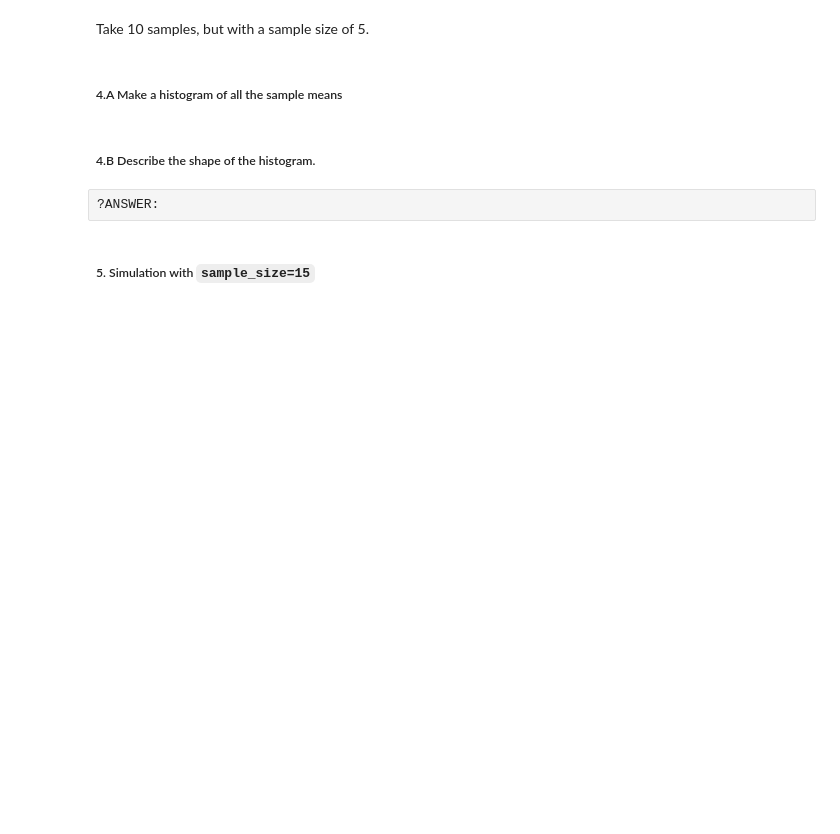
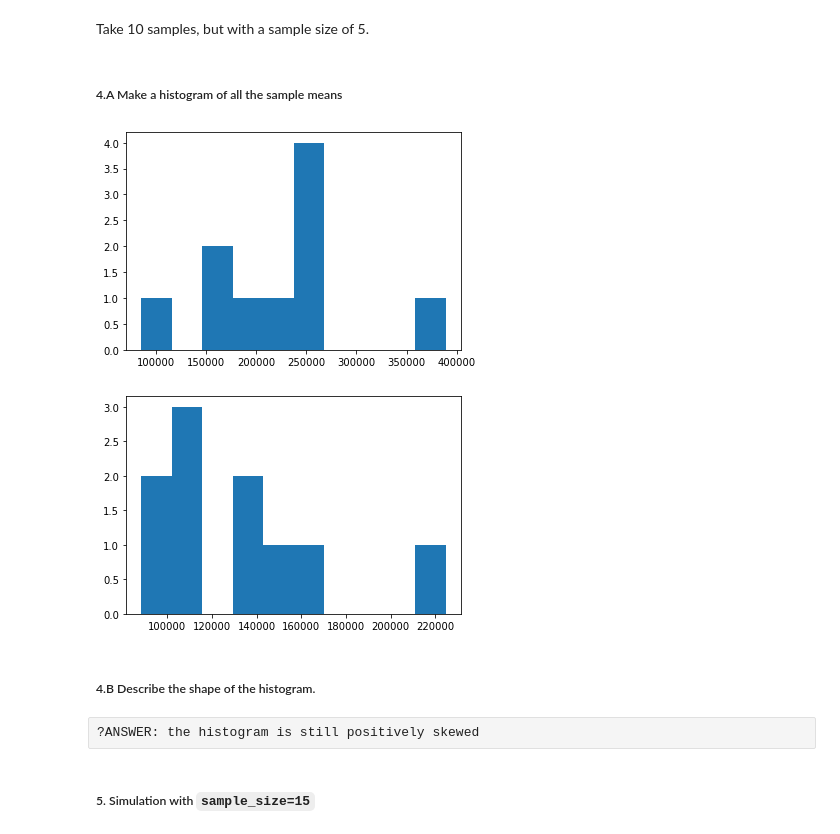
Before and after one commit to NPHansen/DS_AI, a Jupyter notebook: Lab 2/IOD_Lab 2.1.3.ipynb, the cells around one changed output. Saved outputs shown, nothing was run; the diff lists cells and outputs as text; code cells hidden in the pictures; blank space fills up the shorter version.

```diff
--- a/Lab 2/IOD_Lab 2.1.3.ipynb
+++ b/Lab 2/IOD_Lab 2.1.3.ipynb
@@ -68,2 +257,11 @@ Take 10 samples, but with a sample size of 5.
+# %%
+# ANSWER
+sample_mean = []
+for i in range(10):
+    sample_mean.append(fies.total_household_income.sample(n=5).mean())
+
+sample_mean_IQR = []
+for i in range(10):
+    sample_mean_IQR.append(fies_new.total_household_income.sample(n=5).mean())
 # %% [markdown]
 ##### 4.A Make a histogram of all the sample means
@@ -72,7 +268,15 @@ Take 10 samples, but with a sample size of 5.
+# %%
+# ANSWER
+_ = plt.hist(x=sample_mean)
+plt.show()
+_ = plt.hist(x=sample_mean_IQR)
+# %% [output]
+[figure, added]
+[figure, added]
 # %% [markdown]
 ##### 4.B Describe the shape of the histogram.
-# %% [raw]
-?ANSWER:
+# %% [raw]
+?ANSWER: the histogram is still positively skewed
 # %% [markdown]
 ##### 5. Simulation with `sample_size=15`
 # %% [markdown]
```
Also changed, not shown: parts of 36 cells of this notebook.
